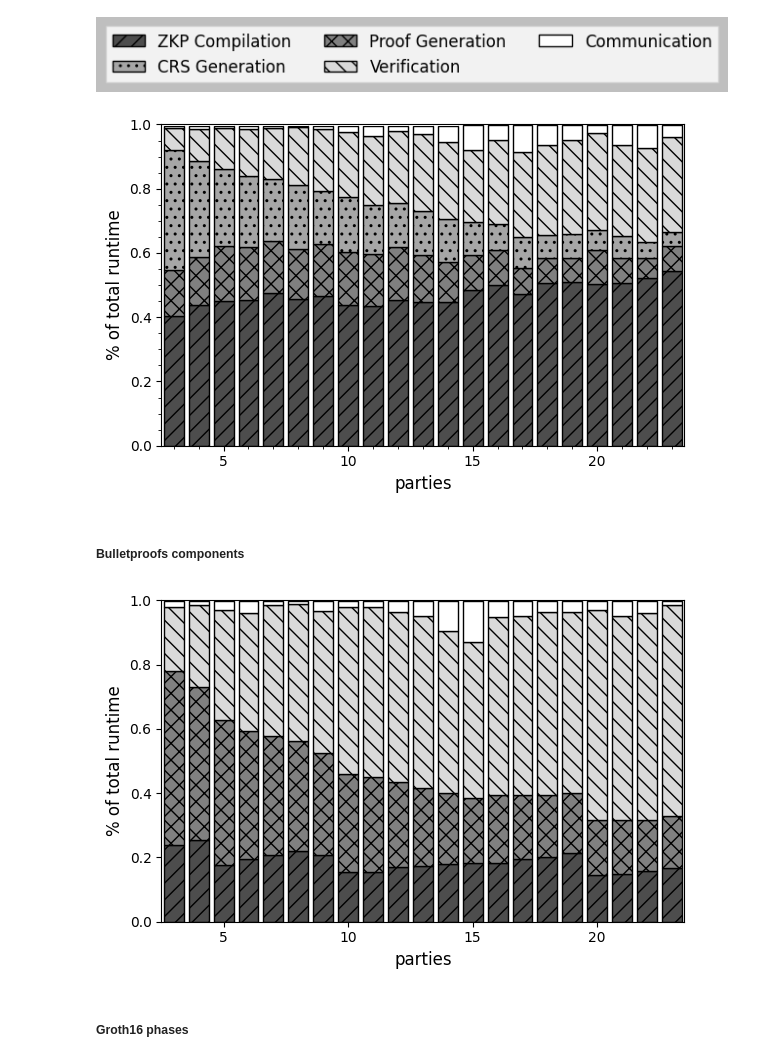
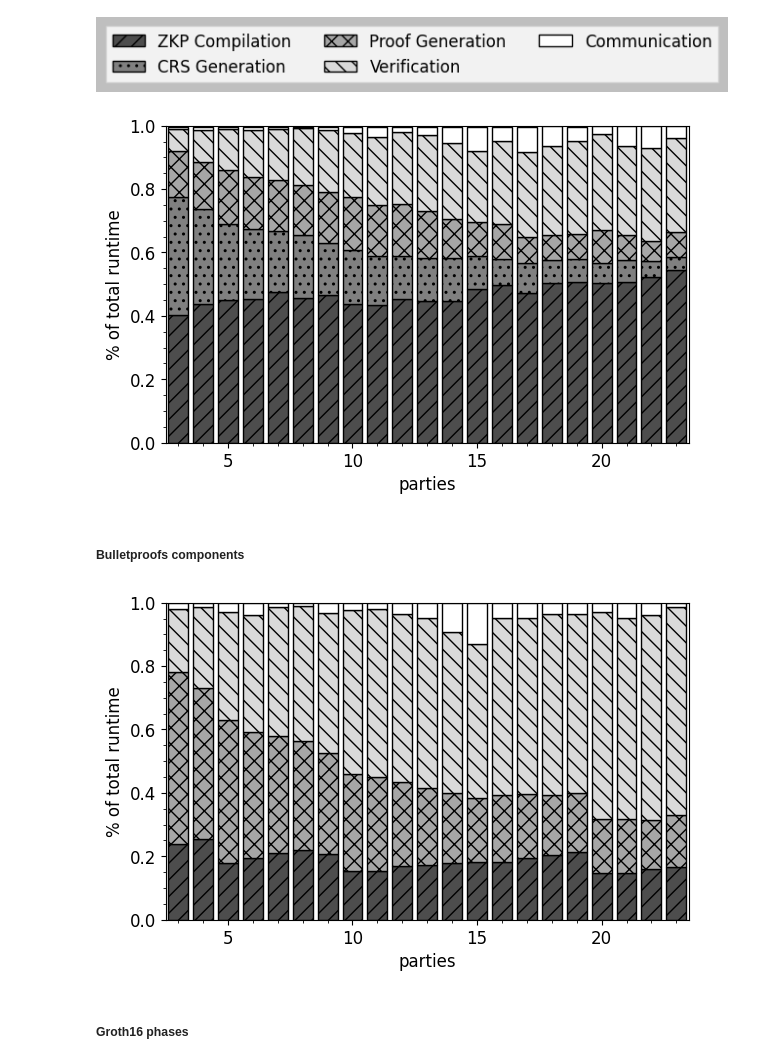
Before and after one commit to lorenzorota/activesecuritympc, a Jupyter notebook: notebooks/benchmark_analysis.ipynb, the cells around one changed output. Drawn from its saved outputs; the diff is of its cells as text; code cells hidden in the pictures.

```diff
--- a/notebooks/benchmark_analysis.ipynb
+++ b/notebooks/benchmark_analysis.ipynb
@@ -339,8 +343,8 @@ for cache it is kind of useless due to serialization of components, and for comm
 # gray scale
 styles = [
     {"hatch": "//", "color": '0.3', "label": "ZKP Compilation"},
-    {"hatch": "..", "color": '0.65', "label": "CRS Generation"},
-    {"hatch": "xx", "color": '0.5', "label": "Proof Generation"},
+    {"hatch": "..", "color": '0.5', "label": "CRS Generation"},
+    {"hatch": "xx", "color": '0.65', "label": "Proof Generation"},
     {"hatch": "\\\\", "color": '0.85', "label": "Verification"},
     {"hatch": "", "color": '1', "label": "Communication"},
 ]
@@ -355,37 +359,39 @@ crs_generation_time_ratio = get_metric_ratio(groth16_readings, names, "total_crs
 proving_time_ratio = get_metric_ratio(groth16_readings, names, "total_proving_time")
 verification_time_ratio = get_metric_ratio(groth16_readings, names, "total_verification_time")
 communication_time_ratio = get_metric_ratio(groth16_readings, names, "total_communication_time")
 remainder_ratio = 1 - (zkp_compile_time_ratio + crs_generation_time_ratio + proving_time_ratio + verification_time_ratio + communication_time_ratio)
 
 components = [zkp_compile_time_ratio, crs_generation_time_ratio, proving_time_ratio, verification_time_ratio, communication_time_ratio]
-order = [0,2,1,3,4]
+order = [0,1,2,3,4]
 bottoms = calculate_bottoms(order, components)
 
 bar_width = 0.8
 bar_positions = parties
 patterns = [ "//" , "\\\\" , ".." , "xx" , "" , "x", "o", "O", ".", "*" ]
 
 plt.figure(figsize=(6.75, 2.0858647120308955*2), facecolor="white")
 plt.style.use('grayscale')
 produce_bar(bar_positions, components[0], width=bar_width, style=styles[0])
-produce_bar(bar_positions, components[2], width=bar_width, style=styles[2], bottom=bottoms[0])
-produce_bar(bar_positions, components[1], width=bar_width, style=styles[1], bottom=bottoms[1])
+produce_bar(bar_positions, components[1], width=bar_width, style=styles[1], bottom=bottoms[0])
+produce_bar(bar_positions, components[2], width=bar_width, style=styles[2], bottom=bottoms[1])
 produce_bar(bar_positions, components[3], width=bar_width, style=styles[3], bottom=bottoms[2])
 produce_bar(bar_positions, components[4], width=bar_width, style=styles[4], bottom=bottoms[3])
 plt.bar(bar_positions, remainder_ratio, width=bar_width, color='1', bottom=bottoms[4])
 plt.minorticks_on()
 
 plt.xlim(3-0.5, max(parties)+0.5)
 plt.ylim(0, 1)
 plt.xlabel('parties', fontsize=12)
 plt.ylabel('% of total runtime', fontsize=12)
 # plt.legend(loc='lower left', fontsize=12)
+plt.tick_params(axis='both', which='major', labelsize=12)
 
 plt.locator_params(axis="x", integer=True, tight=True)
+plt.subplots_adjust(bottom=0.12)
 
 plt.savefig('figures/groth16_relative_component_times.pdf')
 # %% [output]
-[figure, old version]
+[figure, new version]
 # %% [markdown]
 ##### Bulletproofs components
 # %%
@@ -411,19 +417,21 @@ produce_bar(bar_positions, components[1], width=bar_width, style=styles[2], bott
 produce_bar(bar_positions, components[2], width=bar_width, style=styles[3], bottom=bottoms[1])
 produce_bar(bar_positions, components[3], width=bar_width, style=styles[4], bottom=bottoms[2])
 plt.bar(bar_positions, remainder_ratio, width=bar_width, color='0.75', bottom=bottoms[3])
-
+plt.minorticks_on()
 
 plt.xlim(3-0.5, max(parties)+0.5)
 plt.ylim(0, 1)
 plt.xlabel('parties', fontsize=12)
 plt.ylabel('% of total runtime', fontsize=12)
 # plt.legend(loc='lower left', fontsize=12)
+plt.tick_params(axis='both', which='major', labelsize=12)
 
 plt.locator_params(axis="x", integer=True, tight=True)
+plt.subplots_adjust(bottom=0.12)
 
 plt.savefig('figures/bulletproofs_relative_component_times.pdf')
 # %% [output]
-[figure, old version]
+[figure, new version]
 # %% [markdown]
 ##### Groth16 phases
 # %%
```
Also changed, not shown: parts of 20 cells of this notebook.
